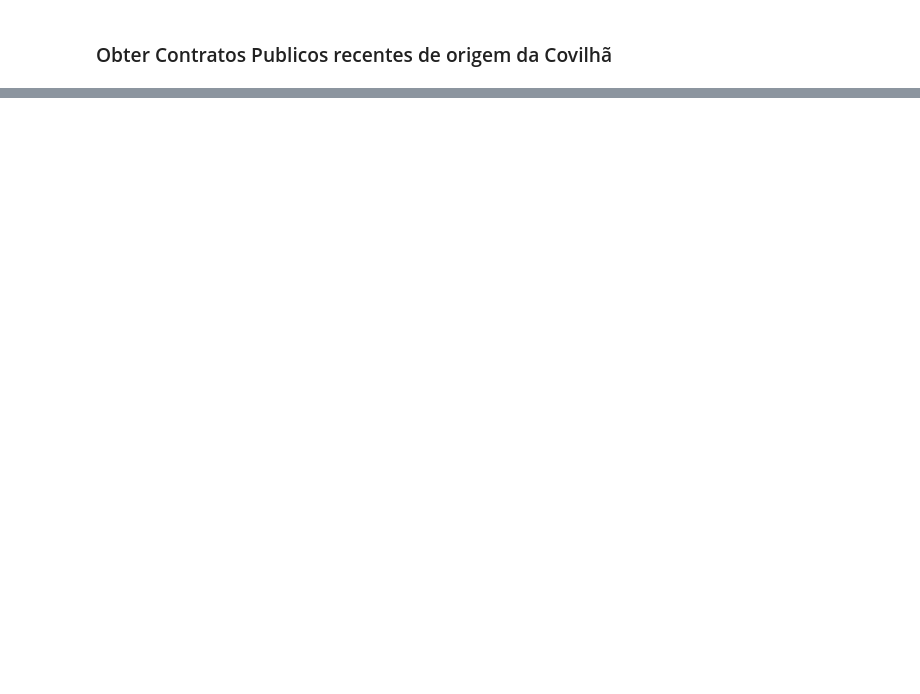
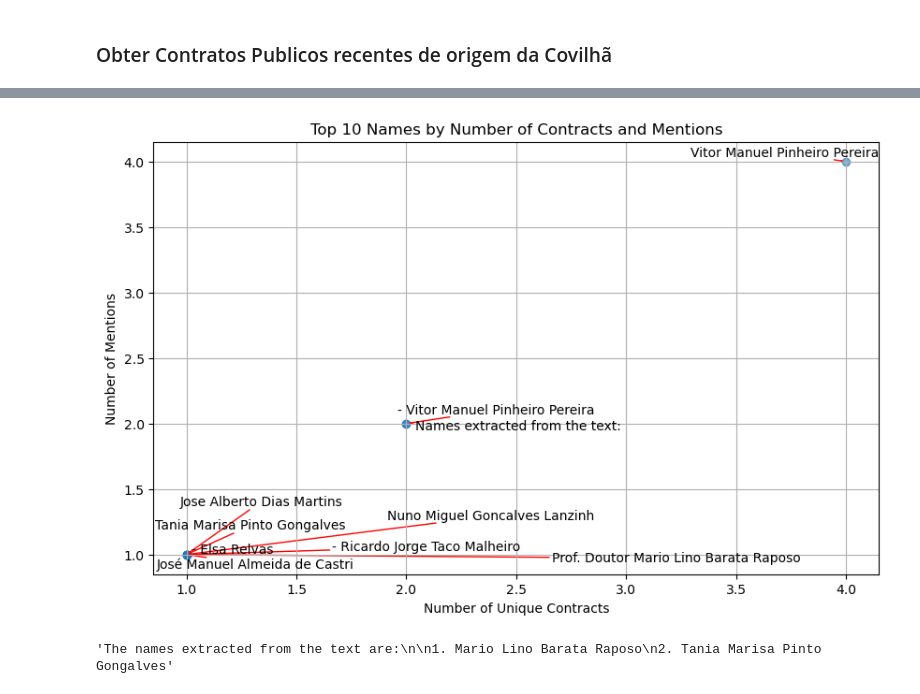
Before and after one commit to renejerez/ubi-master-computer-engineering, a Jupyter notebook: 14479-DS/Projeto_Final/code/Projeto_Final.ipynb, the cells around one changed output, grey strips where cells are left out. Cells and saved outputs as stored; diff of their text form; code cells hidden in the pictures; blank space fills up the shorter version.

```diff
--- a/14479-DS/Projeto_Final/code/Projeto_Final.ipynb
+++ b/14479-DS/Projeto_Final/code/Projeto_Final.ipynb
@@ -249,0 +385,7 @@ top_companies
+# %%
+import openai
+import pandas as pd
+
+# Set the API key
+api_key = ""
+openai.api_key = api_key
@@ -249,0 +432,13 @@ top_companies
+# %%
+# Process the covilha dataframe and create a new dataframe with extracted names
+extracted_names_df = process_covilha_dataframe(updated_covilha)
+# %%
+unwanted_values = [
+    'The names extracted from the text are:',
+    '- Saye',
+    'There are no names in the text "None."',
+    'Here are the names extracted from the text:'
+]
+
+# Filter out the unwanted values from the dataframe
+extracted_names_df = extracted_names_df[~extracted_names_df['name'].isin(unwanted_values)]
@@ -249,0 +447,38 @@ top_companies
+# %%
+# Count the occurrences of each name
+name_counts = extracted_names_df['name'].value_counts().reset_index()
+name_counts.columns = ['name', 'count']
+
+# Count the number of unique contracts each name appears in
+contract_counts = extracted_names_df.groupby('name')['index'].nunique().reset_index()
+contract_counts.columns = ['name', 'unique_contracts']
+
+# Merge the two dataframes on the name column
+name_stats = pd.merge(name_counts, contract_counts, on='name')
+
+# Sort by the count and select the top 10
+top_10_names = name_stats.sort_values(by='count', ascending=False).head(10)
+# Create a scatter plot
+plt.figure(figsize=(10, 6))
+plt.scatter(top_10_names['unique_contracts'], top_10_names['count'], alpha=0.6)
+plt.title('Top 10 Names by Number of Contracts and Mentions')
+plt.xlabel('Number of Unique Contracts')
+plt.ylabel('Number of Mentions')
+plt.grid(True)
+
+# Annotate the points with the names using adjust_text
+texts = []
+for i in range(len(top_10_names)):
+    texts.append(
+        plt.text(top_10_names['unique_contracts'].iloc[i], top_10_names['count'].iloc[i], top_10_names['name'].iloc[i], fontsize=10)
+    )
+
+adjust_text(texts, arrowprops=dict(arrowstyle='->', color='red'))
+
+plt.show()
+# %% [output]
+[figure, added]
+# %%
+extracted_names_df['name'][1]
+# %% [output]
+'The names extracted from the text are:\n\n1. Mario Lino Barata Raposo\n2. Tania Marisa Pinto Gongalves'
```
Also changed, not shown: parts of 47 cells of this notebook, 1 other file.
